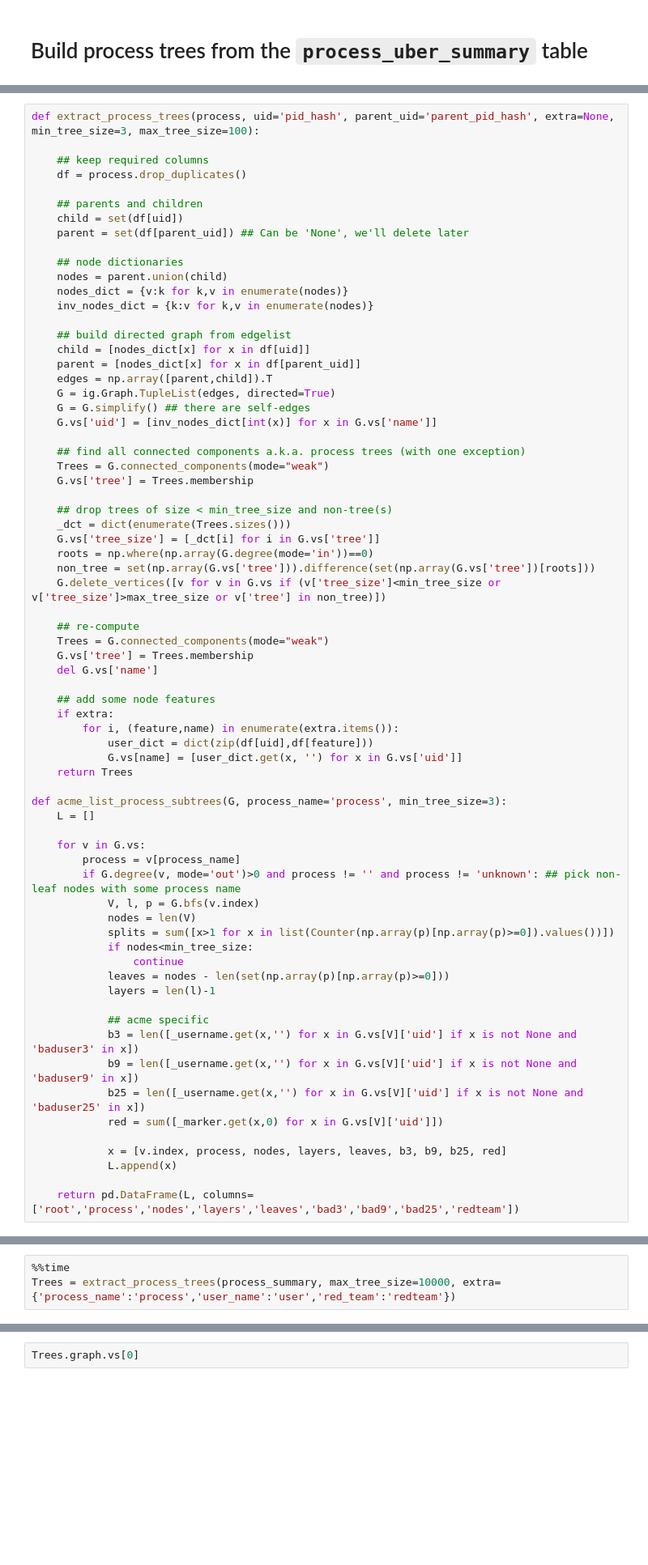
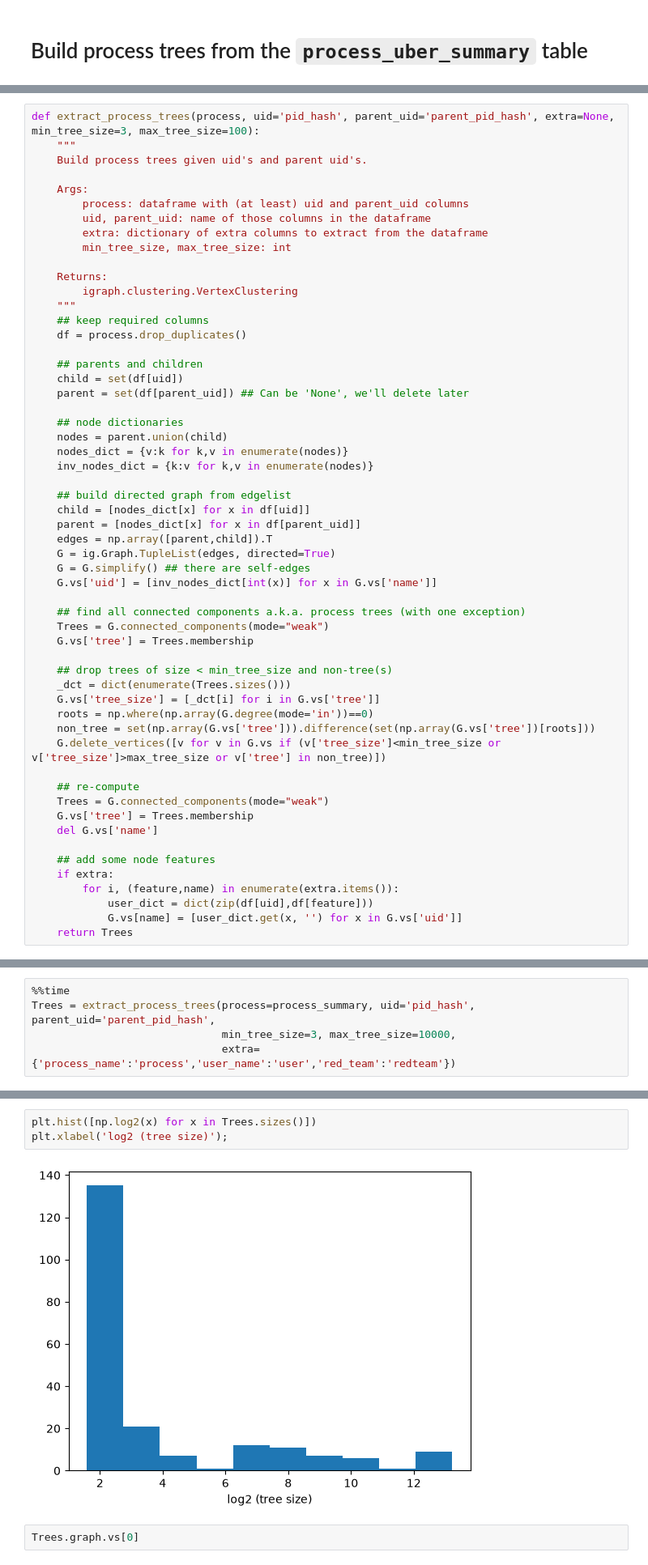
Before and after one commit to ftheberge/Matching_Experiments, a Jupyter notebook: ACME4/process_trees_scoring.ipynb, the cells around one changed output, grey strips where cells are left out. Shown at 81% size. Saved outputs shown, nothing was run; the diff lists cells and outputs as text; blank space fills up the shorter version.

```diff
--- a/ACME4/process_trees_scoring.ipynb
+++ b/ACME4/process_trees_scoring.ipynb
@@ -78,6 +82,17 @@ process_summary.head()
 # %%
 def extract_process_trees(process, uid='pid_hash', parent_uid='parent_pid_hash', extra=None, min_tree_size=3, max_tree_size=100):
+    """
+    Build process trees given uid's and parent uid's.
 
+    Args:
+        process: dataframe with (at least) uid and parent_uid columns
+        uid, parent_uid: name of those columns in the dataframe
+        extra: dictionary of extra columns to extract from the dataframe
+        min_tree_size, max_tree_size: int
+
+    Returns:
+        igraph.clustering.VertexClustering
+    """
     ## keep required columns
     df = process.drop_duplicates()
 
@@ -120,28 +135,3 @@ def extract_process_trees(process, uid='pid_hash', parent_uid='parent_pid_hash',
             user_dict = dict(zip(df[uid],df[feature]))
             G.vs[name] = [user_dict.get(x, '') for x in G.vs['uid']]
     return Trees
-
-def acme_list_process_subtrees(G, process_name='process', min_tree_size=3):
-    L = []
-
-    for v in G.vs:
-        process = v[process_name]
-        if G.degree(v, mode='out')>0 and process != '' and process != 'unknown': ## pick non-leaf nodes with some process name
-            V, l, p = G.bfs(v.index)
-            nodes = len(V)
-            splits = sum([x>1 for x in list(Counter(np.array(p)[np.array(p)>=0]).values())])
-            if nodes<min_tree_size:
-                continue
-            leaves = nodes - len(set(np.array(p)[np.array(p)>=0]))
-            layers = len(l)-1
-
-            ## acme specific
-            b3 = len([_username.get(x,'') for x in G.vs[V]['uid'] if x is not None and 'baduser3' in x])
-            b9 = len([_username.get(x,'') for x in G.vs[V]['uid'] if x is not None and 'baduser9' in x])
-            b25 = len([_username.get(x,'') for x in G.vs[V]['uid'] if x is not None and 'baduser25' in x])
-            red = sum([_marker.get(x,0) for x in G.vs[V]['uid']])
-
-            x = [v.index, process, nodes, layers, leaves, b3, b9, b25, red]
-            L.append(x)
-
-    return pd.DataFrame(L, columns=['root','process','nodes','layers','leaves','bad3','bad9','bad25','redteam'])
@@ -174,4 +138,6 @@ def acme_get_bfs_subtree(Trees, tree_id, root_id):
 # %%
 %%time
-Trees = extract_process_trees(process_summary, max_tree_size=10000, extra={'process_name':'process','user_name':'user','red_team':'redteam'})
+Trees = extract_process_trees(process=process_summary, uid='pid_hash', parent_uid='parent_pid_hash',
+                              min_tree_size=3, max_tree_size=10000,
+                              extra={'process_name':'process','user_name':'user','red_team':'redteam'})
 # %% [output]
@@ -180,3 +158,8 @@ Wall time: 13.5 s
+# %%
+plt.hist([np.log2(x) for x in Trees.sizes()])
+plt.xlabel('log2 (tree size)');
+# %% [output]
+[figure, added]
 # %%
 Trees.graph.vs[0]
 # %% [output]
```
Also changed, not shown: parts of 43 cells of this notebook.
